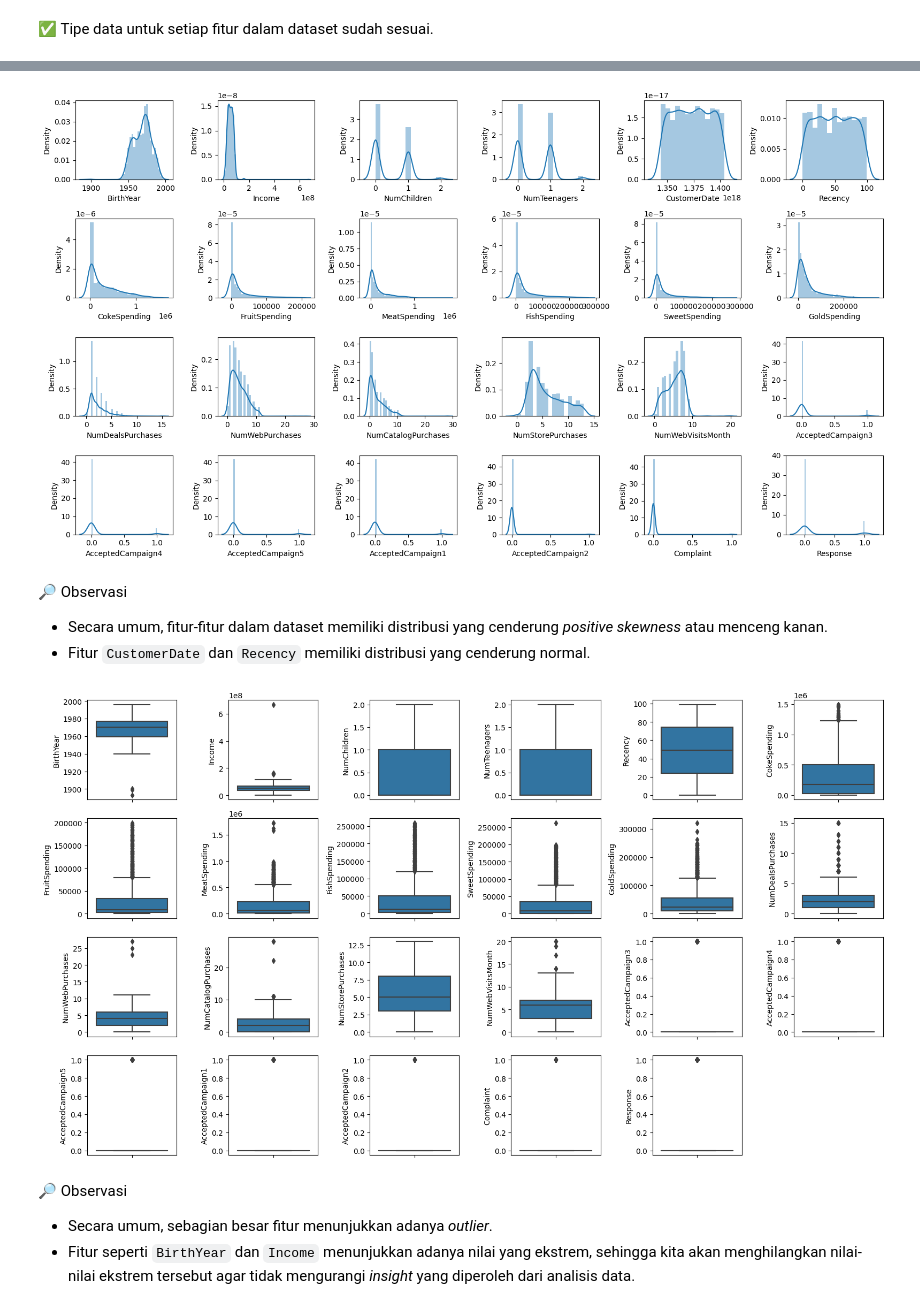
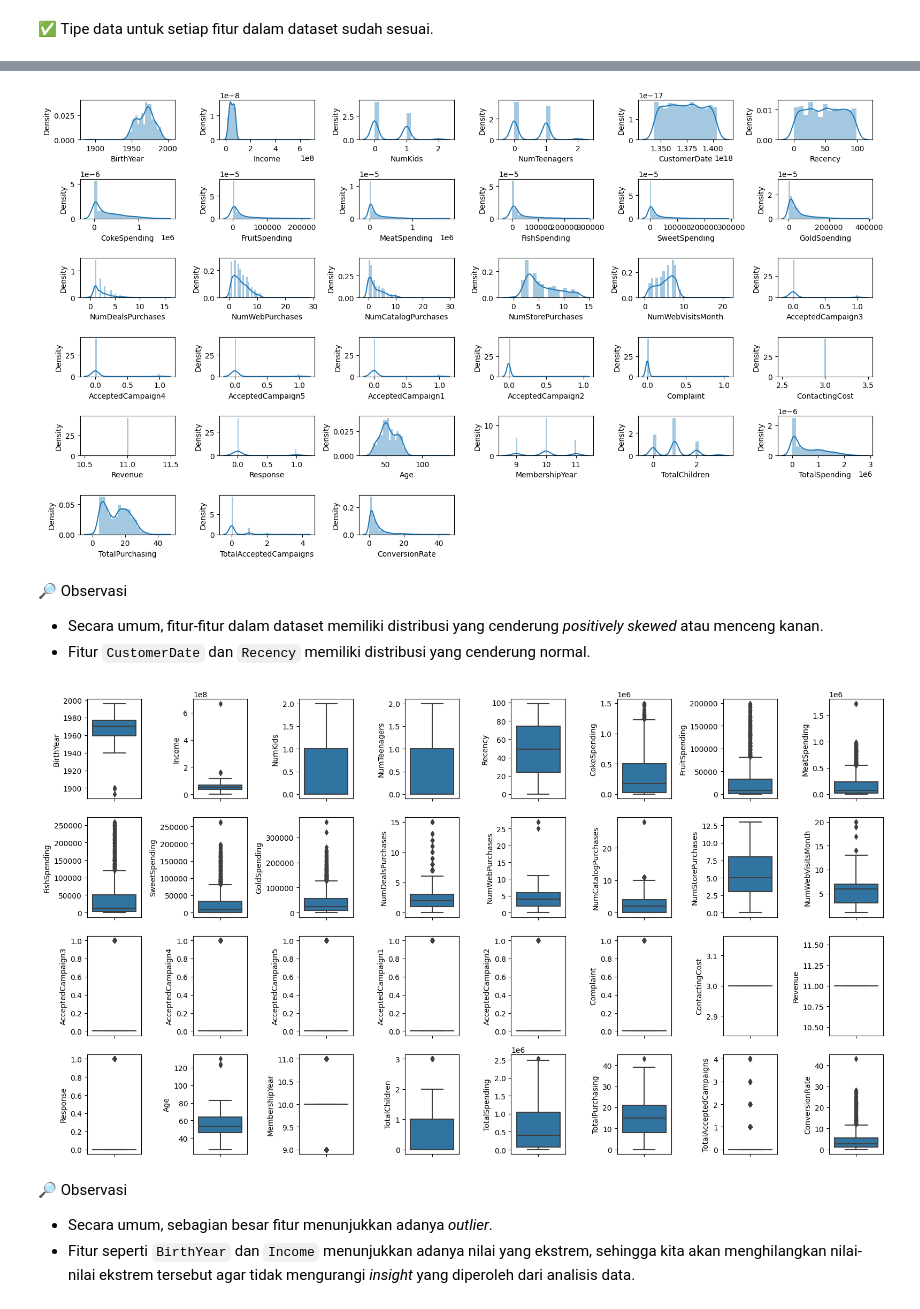
Before and after one commit to sabirinID/Predicting-Customer-Personality, a Jupyter notebook: Notebooks/marketing_campaign.ipynb, the cells around one changed output, grey strips where cells are left out. Cells and saved outputs as stored; diff of their text form; code cells hidden in the pictures.

```diff
--- a/Notebooks/marketing_campaign.ipynb
+++ b/Notebooks/marketing_campaign.ipynb
@@ -309,0 +256,3 @@ df.drop(columns=['CostContact', 'Revenue'], inplace=True)
+# %%
+# Total purchasing by a customer
+df['TotalPurchasing'] = df['NumDealsPurchases'] + df['NumWebPurchases'] + df['NumCatalogPurchases'] + df['NumStorePurchases']
@@ -309,0 +261,3 @@ df.drop(columns=['CostContact', 'Revenue'], inplace=True)
+# %%
+# Total number of campaign accepted by a customer
+df['TotalAcceptedCampaigns'] = df['AcceptedCampaign1'] + df['AcceptedCampaign2'] + df['AcceptedCampaign3'] + df['AcceptedCampaign4'] + df['AcceptedCampaign5']
@@ -309,0 +268,9 @@ df.drop(columns=['CostContact', 'Revenue'], inplace=True)
+# %%
+# Define conversion function
+def conversion(x, y):
+    if y == 0:
+        return 0
+    return x / y
+
+# Conversion rate
+df['ConversionRate'] = round(df.apply(lambda x: conversion(x['TotalPurchasing'], x['NumWebVisitsMonth']), axis=1), 2)
@@ -361,25 +344,25 @@ num.describe(percentiles=[0.25, 0.50, 0.75, 0.85, 0.90, 0.95]).T
 # %%
 plt.figure(figsize=(16, 9))
 for i in range(0, len(num_cols)):
-    plt.subplot(4, 6, i+1)
+    plt.subplot(6, 6, i+1)
     sns.distplot(df[num_cols[i]])
     plt.tight_layout()
 # %% [output]
-[figure, old version]
+[figure, new version]
 # %% [markdown]
 🔎 Observasi
-- Secara umum, fitur-fitur dalam dataset memiliki distribusi yang cenderung _positive skewness_ atau menceng kanan.
+- Secara umum, fitur-fitur dalam dataset memiliki distribusi yang cenderung _positively skewed_ atau menceng kanan.
 - Fitur `CustomerDate` dan `Recency` memiliki distribusi yang cenderung normal.
 # %%
 plt.figure(figsize=(16, 9))
 num_cols = df.select_dtypes(include=['float64', 'int64']).columns
 
 for i in range(0, len(num_cols)):
-    plt.subplot(4, 6, i+1)
+    plt.subplot(4, 8, i+1)
     sns.boxplot(y=df[num_cols[i]])
     plt.tight_layout()
 # %% [output]
-[figure, old version]
+[figure, new version]
 # %% [markdown]
 🔎 Observasi
 - Secara umum, sebagian besar fitur menunjukkan adanya _outlier_.
```
Also changed, not shown: parts of 153 cells of this notebook.
